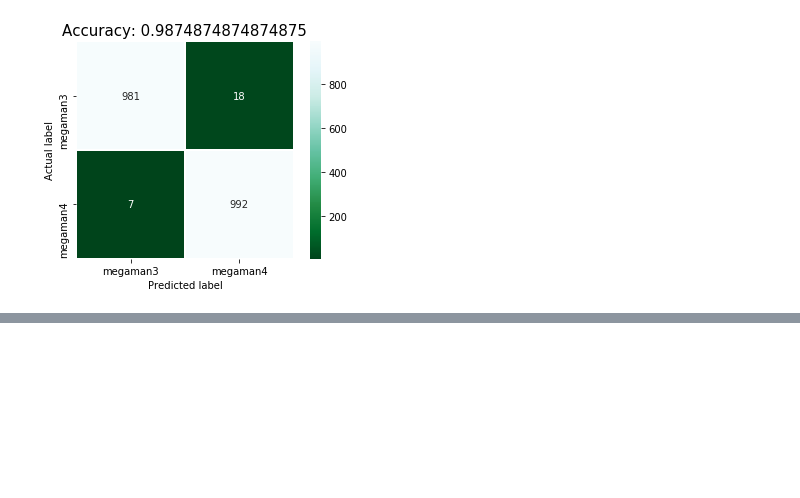
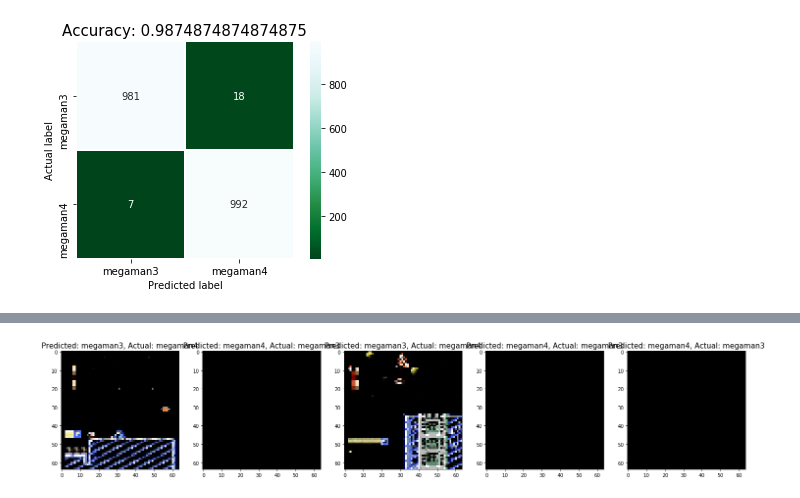
Before and after one commit to Sphagnumshuffle/Python-Portfolio, a Jupyter notebook: Megaman_Classifier_CNN/megaman3_VS_megaman4_classifier.ipynb, the cells around one changed output, grey strips where cells are left out. Cells and saved outputs as stored; diff of their text form; code cells hidden in the pictures; blank space fills up the shorter version.

```diff
--- a/Megaman_Classifier_CNN/megaman3_VS_megaman4_classifier.ipynb
+++ b/Megaman_Classifier_CNN/megaman3_VS_megaman4_classifier.ipynb
@@ -419,0 +446,10 @@ pretty_cm(cnn_pred, y_eval, ['megaman3', 'megaman4'])
+# %%
+plt.figure(figsize=(25,5))
+shuffle(misclassified_indices)
+for plot_index, bad_index in enumerate(misclassified_indices[0:5]):
+    plt.subplot(1, 5, plot_index + 1)
+    plt.imshow(X_eval[bad_index])
+    plt.title('Predicted: {}, Actual: {}'.format(labels_index[cnn_pred[bad_index][0]],
+                                                 labels_index[y_eval[bad_index]]), fontsize = 15)
+# %% [output]
+[figure, added]
```
Also changed, not shown: parts of 4 cells of this notebook.
